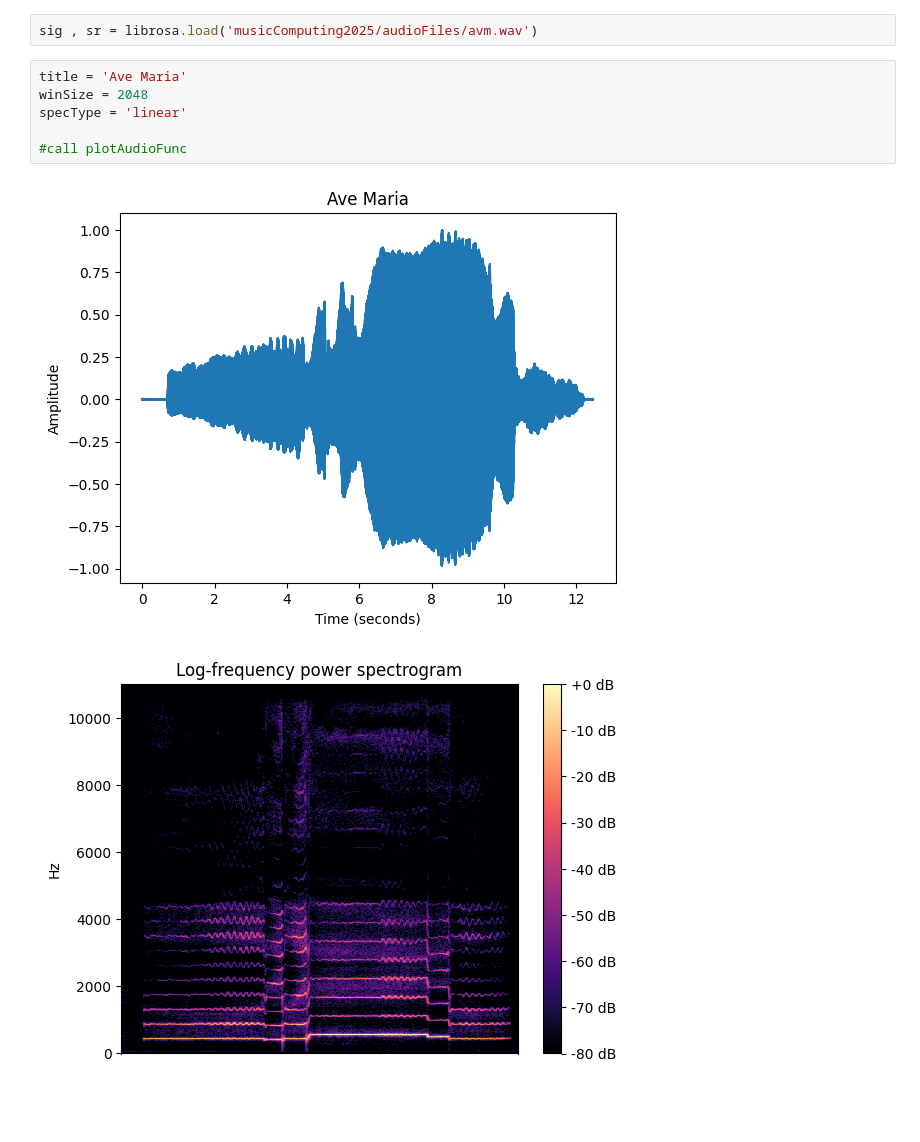
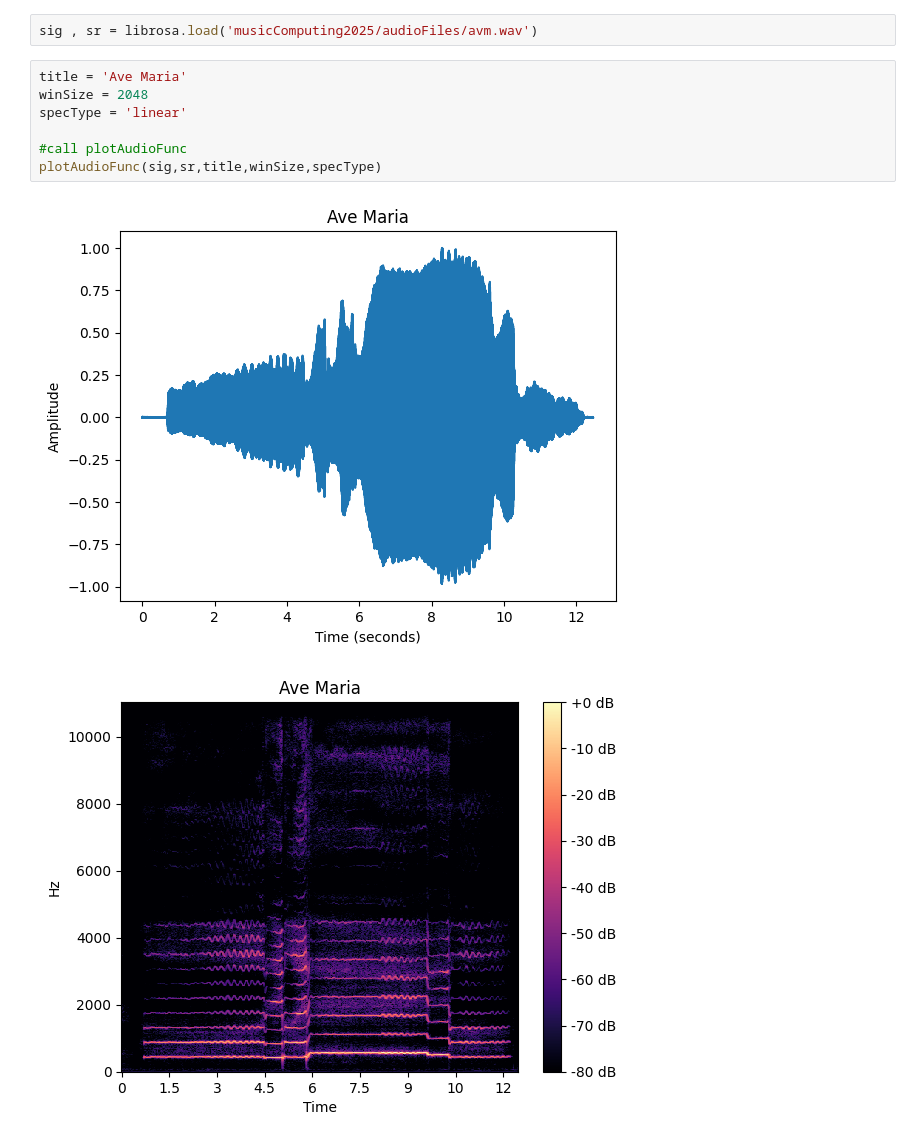
Before and after one commit to ClaudeS549/Music-Computing, a Jupyter notebook: assignments/labAssignment3.ipynb, the cells around one changed output. Saved outputs shown, nothing was run; the diff lists cells and outputs as text; blank space fills up the shorter version.

```diff
--- a/assignments/labAssignment3.ipynb
+++ b/assignments/labAssignment3.ipynb
@@ -64,12 +64,13 @@ sig , sr = librosa.load('musicComputing2025/audioFiles/avm.wav')
 # %%
 title = 'Ave Maria'
 winSize = 2048
 specType = 'linear'
 
 #call plotAudioFunc
+plotAudioFunc(sig,sr,title,winSize,specType)
 # %% [output]
 [figure]
-[figure, old version]
+[figure, new version]
 # %%
 title = 'Ave Maria'
 winSize = 2048
```
Also changed, not shown: parts of 3 cells of this notebook.
